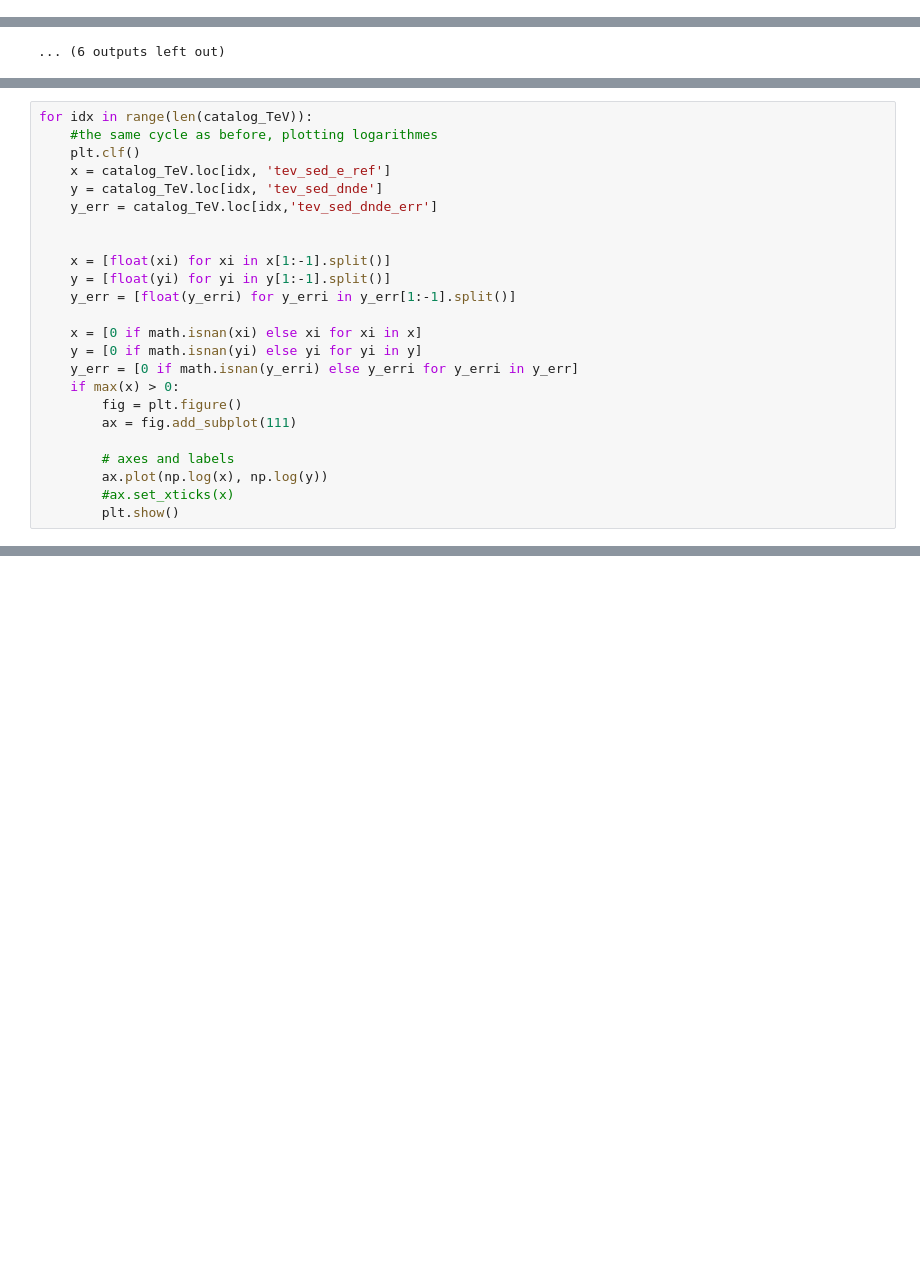
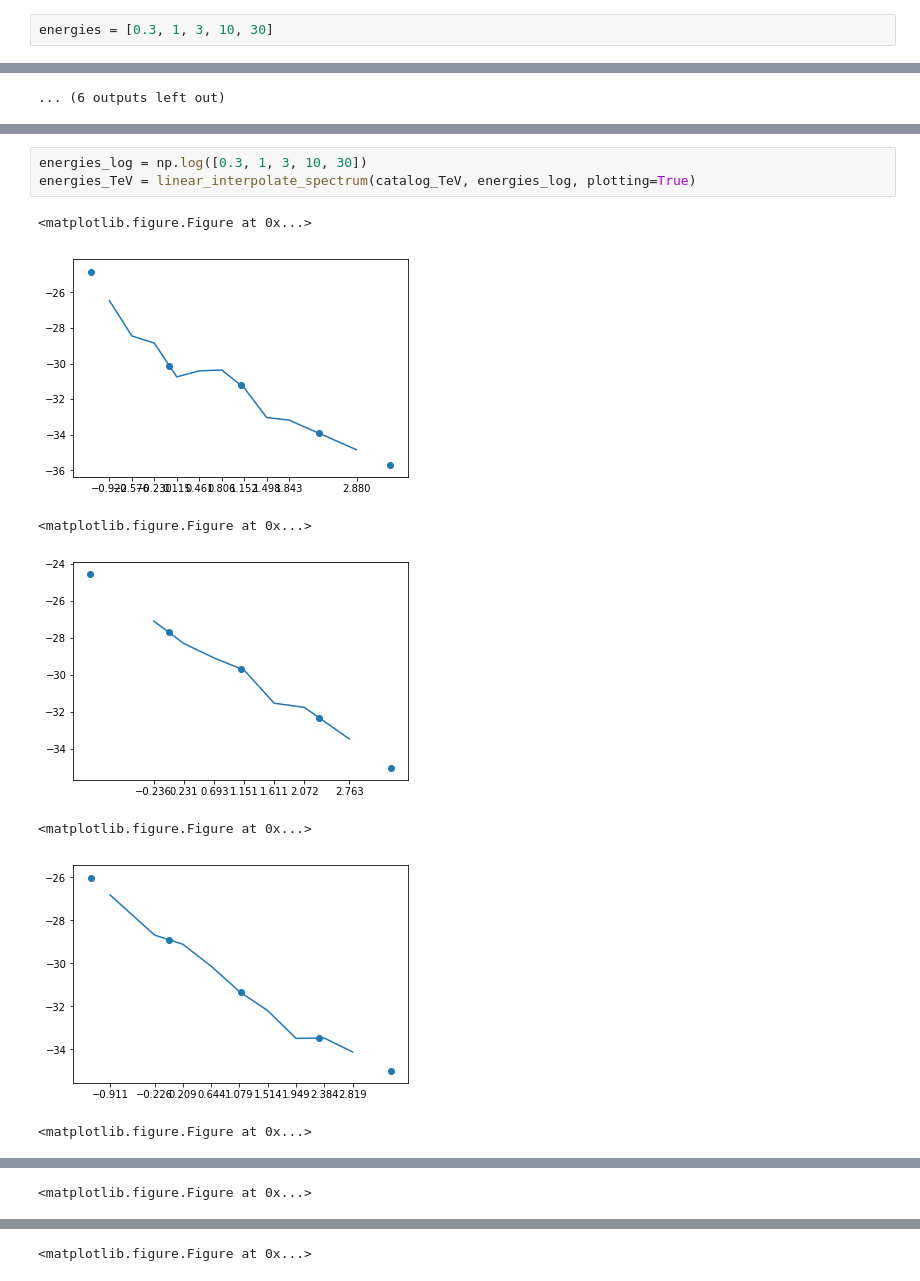
Before and after one commit to anaderi/gamma-bins, a Jupyter notebook: TeV_spectrum.ipynb, the cells around one changed output, grey strips where cells are left out. Saved outputs shown, nothing was run; the diff lists cells and outputs as text; blank space fills up the shorter version.

```diff
--- a/TeV_spectrum.ipynb
+++ b/TeV_spectrum.ipynb
@@ -91,6 +33,8 @@ catalog_TeV[['s_MAIN_ID', 'tev_sed_e_ref', 'tev_sed_dnde', 'tev_sed_dnde_err']]
 | 66 | b'CXOU J095615.2+694142' | [ nan nan nan nan nan nan nan nan... | [ nan nan nan nan nan nan nan nan... | [ nan nan nan nan nan nan nan nan... |
 | 67 | b'CXOU J095553.2+694052' | [ nan nan nan nan nan nan nan nan... | [ nan nan nan nan nan nan nan nan... | [ nan nan nan nan nan nan nan nan... |
 68 rows × 4 columns
+# %%
+energies = [0.3, 1, 3, 10, 30]
 # %% [markdown]
 Axe x - tev_sed_e_ref
 
@@ -151,24 +92,0 @@ Logarithmic scale :
-# %%
-for idx in range(len(catalog_TeV)):
-    #the same cycle as before, plotting logarithmes
-    plt.clf()
-    x = catalog_TeV.loc[idx, 'tev_sed_e_ref']
-    y = catalog_TeV.loc[idx, 'tev_sed_dnde']
-    y_err = catalog_TeV.loc[idx,'tev_sed_dnde_err']
-
-
-    x = [float(xi) for xi in x[1:-1].split()]
-    y = [float(yi) for yi in y[1:-1].split()]
-    y_err = [float(y_erri) for y_erri in y_err[1:-1].split()]
-
-    x = [0 if math.isnan(xi) else xi for xi in x]
-    y = [0 if math.isnan(yi) else yi for yi in y]
-    y_err = [0 if math.isnan(y_erri) else y_erri for y_erri in y_err]
-    if max(x) > 0:
-        fig = plt.figure()
-        ax = fig.add_subplot(111)
-
-        # axes and labels
-        ax.plot(np.log(x), np.log(y))
-        #ax.set_xticks(x)
-        plt.show()
@@ -188,0 +166,11 @@ for idx in range(len(catalog_TeV)):
+# %%
+energies_log = np.log([0.3, 1, 3, 10, 30])
+energies_TeV = linear_interpolate_spectrum(catalog_TeV, energies_log, plotting=True)
+# %% [output]
+<matplotlib.figure.Figure at 0x...>
+[figure, added]
+<matplotlib.figure.Figure at 0x...>
+[figure, added]
+<matplotlib.figure.Figure at 0x...>
+[figure, added]
+<matplotlib.figure.Figure at 0x...>
@@ -188,0 +178 @@ for idx in range(len(catalog_TeV)):
+<matplotlib.figure.Figure at 0x...>
@@ -188,0 +180 @@ for idx in range(len(catalog_TeV)):
+<matplotlib.figure.Figure at 0x...>
```
Also changed, not shown: parts of 9 cells of this notebook, 1 other file.
